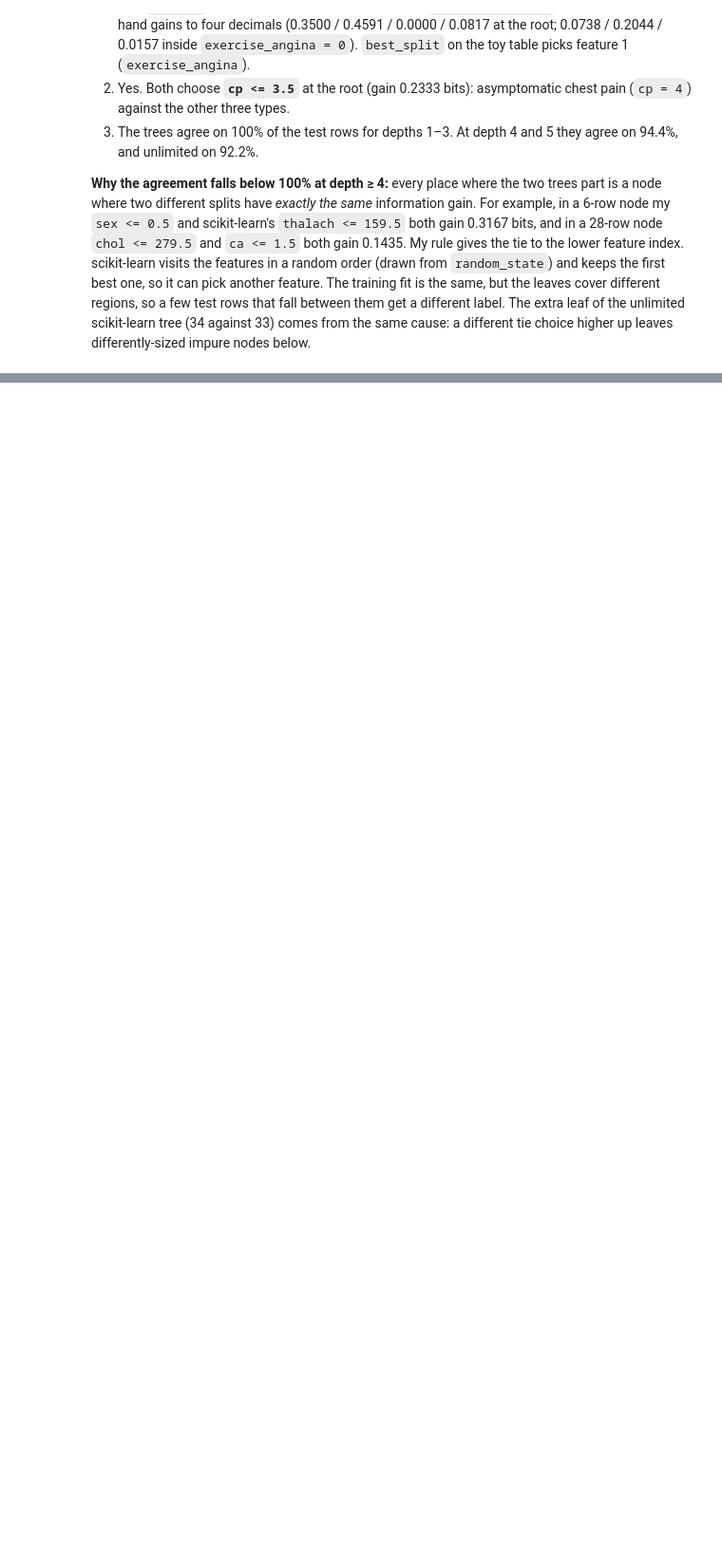
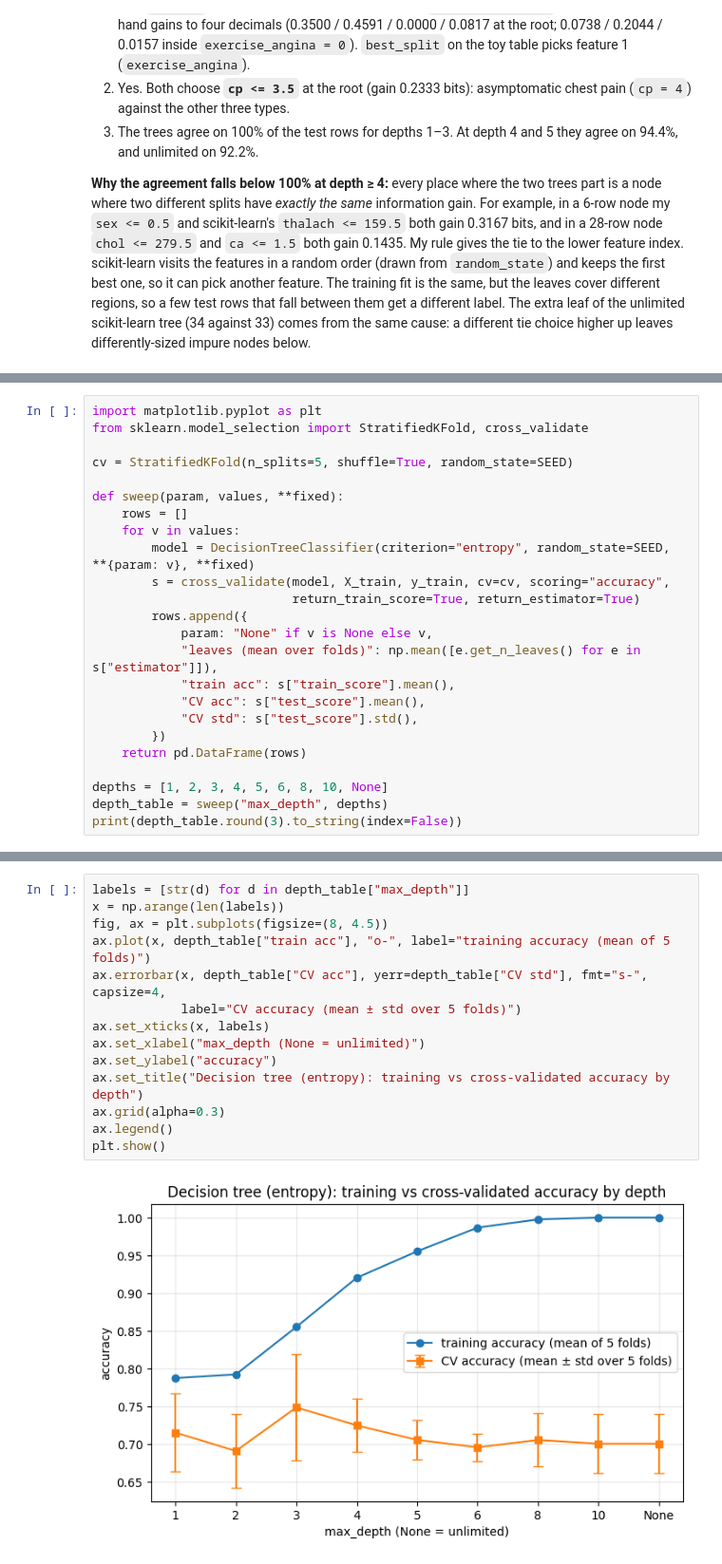
Before and after one commit to Uni-courses-CSS3004-ENG-1/task-02-ML-course, a Jupyter notebook: Imamsidikov_task2.ipynb, the cells around one changed output, grey strips where cells are left out. Shown at 95% size. Drawn from its saved outputs; the diff is of its cells as text; blank space fills up the shorter version.

Commit message:
Part 3: depth sweep on training folds, accuracy plot with error bars, one-SE rule selects max_depth=3
Co-Authored-By: Claude Opus 5.5 <noreply@anthropic.com>

```diff
--- a/Imamsidikov_task2.ipynb
+++ b/Imamsidikov_task2.ipynb
@@ -301,0 +309,24 @@ scikit-learn tree (34 against 33) comes from the same cause: a different tie cho
+# %%
+import matplotlib.pyplot as plt
+from sklearn.model_selection import StratifiedKFold, cross_validate
+
+cv = StratifiedKFold(n_splits=5, shuffle=True, random_state=SEED)
+
+def sweep(param, values, **fixed):
+    rows = []
+    for v in values:
+        model = DecisionTreeClassifier(criterion="entropy", random_state=SEED, **{param: v}, **fixed)
+        s = cross_validate(model, X_train, y_train, cv=cv, scoring="accuracy",
+                           return_train_score=True, return_estimator=True)
+        rows.append({
+            param: "None" if v is None else v,
+            "leaves (mean over folds)": np.mean([e.get_n_leaves() for e in s["estimator"]]),
+            "train acc": s["train_score"].mean(),
+            "CV acc": s["test_score"].mean(),
+            "CV std": s["test_score"].std(),
+        })
+    return pd.DataFrame(rows)
+
+depths = [1, 2, 3, 4, 5, 6, 8, 10, None]
+depth_table = sweep("max_depth", depths)
+print(depth_table.round(3).to_string(index=False))
@@ -301,0 +344,16 @@ scikit-learn tree (34 against 33) comes from the same cause: a different tie cho
+# %%
+labels = [str(d) for d in depth_table["max_depth"]]
+x = np.arange(len(labels))
+fig, ax = plt.subplots(figsize=(8, 4.5))
+ax.plot(x, depth_table["train acc"], "o-", label="training accuracy (mean of 5 folds)")
+ax.errorbar(x, depth_table["CV acc"], yerr=depth_table["CV std"], fmt="s-", capsize=4,
+            label="CV accuracy (mean ± std over 5 folds)")
+ax.set_xticks(x, labels)
+ax.set_xlabel("max_depth (None = unlimited)")
+ax.set_ylabel("accuracy")
+ax.set_title("Decision tree (entropy): training vs cross-validated accuracy by depth")
+ax.grid(alpha=0.3)
+ax.legend()
+plt.show()
+# %% [output]
+[figure, added]
```
Also changed, not shown: parts of 5 cells of this notebook.
